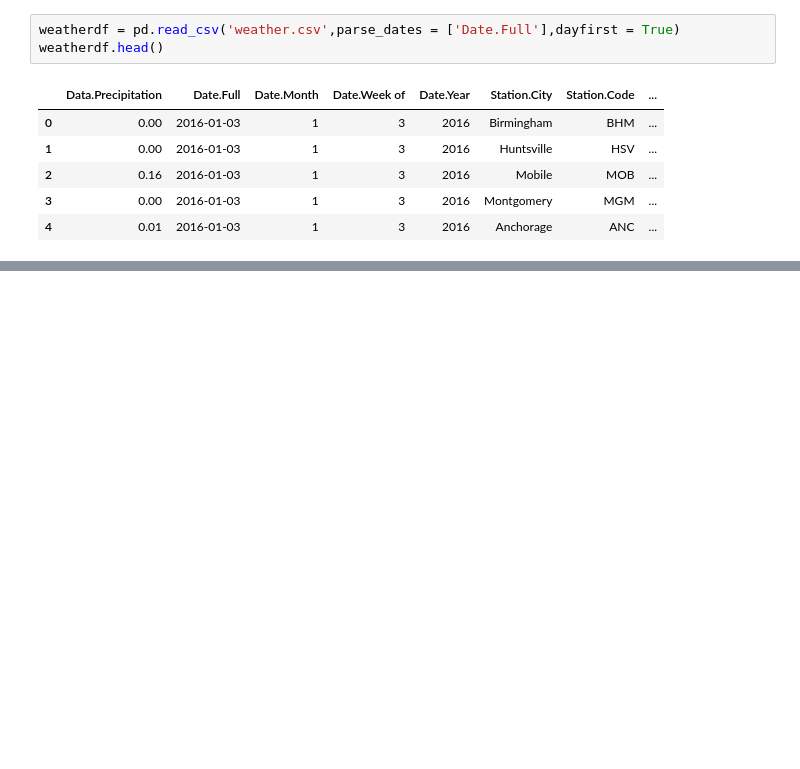
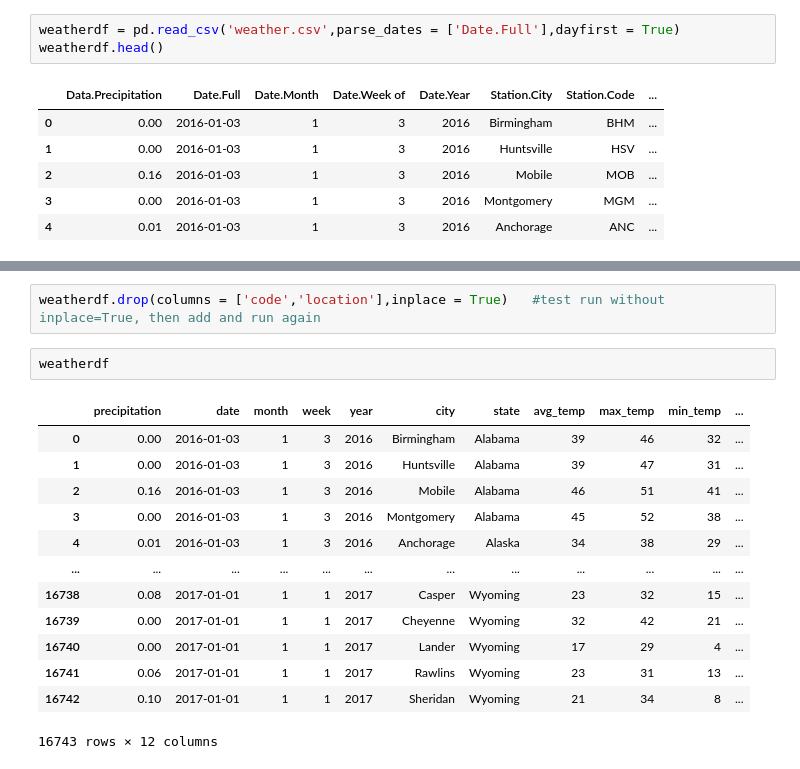
Before and after one commit to ashutoshshubham/python-DS, a Jupyter notebook: datascience/dataAnalytics2.ipynb, the cells around one changed output, grey strips where cells are left out. Saved outputs shown, nothing was run; the diff lists cells and outputs as text; blank space fills up the shorter version.

```diff
--- a/datascience/dataAnalytics2.ipynb
+++ b/datascience/dataAnalytics2.ipynb
@@ -78,0 +94,18 @@ weatherdf.head()
+# %%
+weatherdf.drop(columns = ['code','location'],inplace = True)   #test run without inplace=True, then add and run again
+# %%
+weatherdf
+# %% [output]
+|  | precipitation | date | month | week | year | city | state | avg_temp | max_temp | min_temp | ... |
+| 0 | 0.00 | 2016-01-03 | 1 | 3 | 2016 | Birmingham | Alabama | 39 | 46 | 32 | ... |
+| 1 | 0.00 | 2016-01-03 | 1 | 3 | 2016 | Huntsville | Alabama | 39 | 47 | 31 | ... |
+| 2 | 0.16 | 2016-01-03 | 1 | 3 | 2016 | Mobile | Alabama | 46 | 51 | 41 | ... |
+| 3 | 0.00 | 2016-01-03 | 1 | 3 | 2016 | Montgomery | Alabama | 45 | 52 | 38 | ... |
+| 4 | 0.01 | 2016-01-03 | 1 | 3 | 2016 | Anchorage | Alaska | 34 | 38 | 29 | ... |
+| ... | ... | ... | ... | ... | ... | ... | ... | ... | ... | ... | ... |
+| 16738 | 0.08 | 2017-01-01 | 1 | 1 | 2017 | Casper | Wyoming | 23 | 32 | 15 | ... |
+| 16739 | 0.00 | 2017-01-01 | 1 | 1 | 2017 | Cheyenne | Wyoming | 32 | 42 | 21 | ... |
+| 16740 | 0.00 | 2017-01-01 | 1 | 1 | 2017 | Lander | Wyoming | 17 | 29 | 4 | ... |
+| 16741 | 0.06 | 2017-01-01 | 1 | 1 | 2017 | Rawlins | Wyoming | 23 | 31 | 13 | ... |
+| 16742 | 0.10 | 2017-01-01 | 1 | 1 | 2017 | Sheridan | Wyoming | 21 | 34 | 8 | ... |
+16743 rows × 12 columns
```
Also changed, not shown: parts of 19 cells of this notebook, 12 other files.
